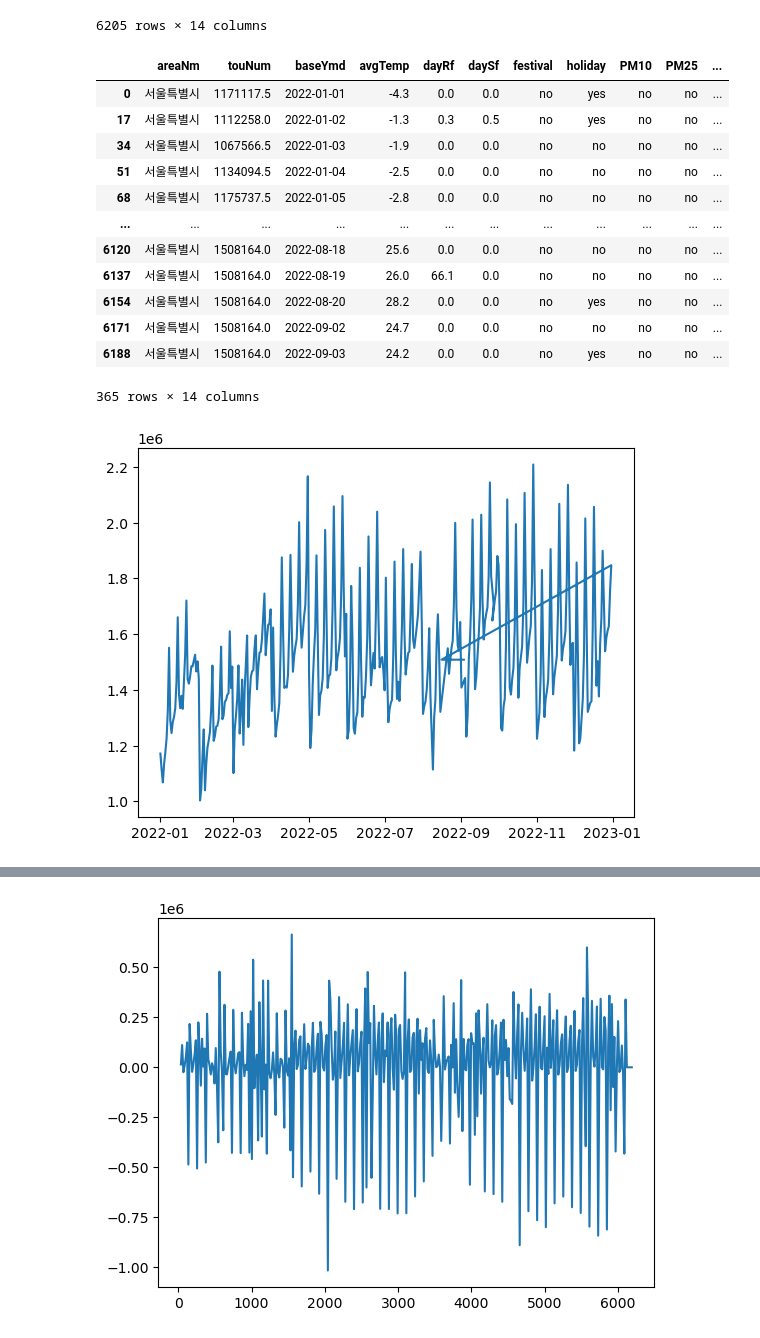
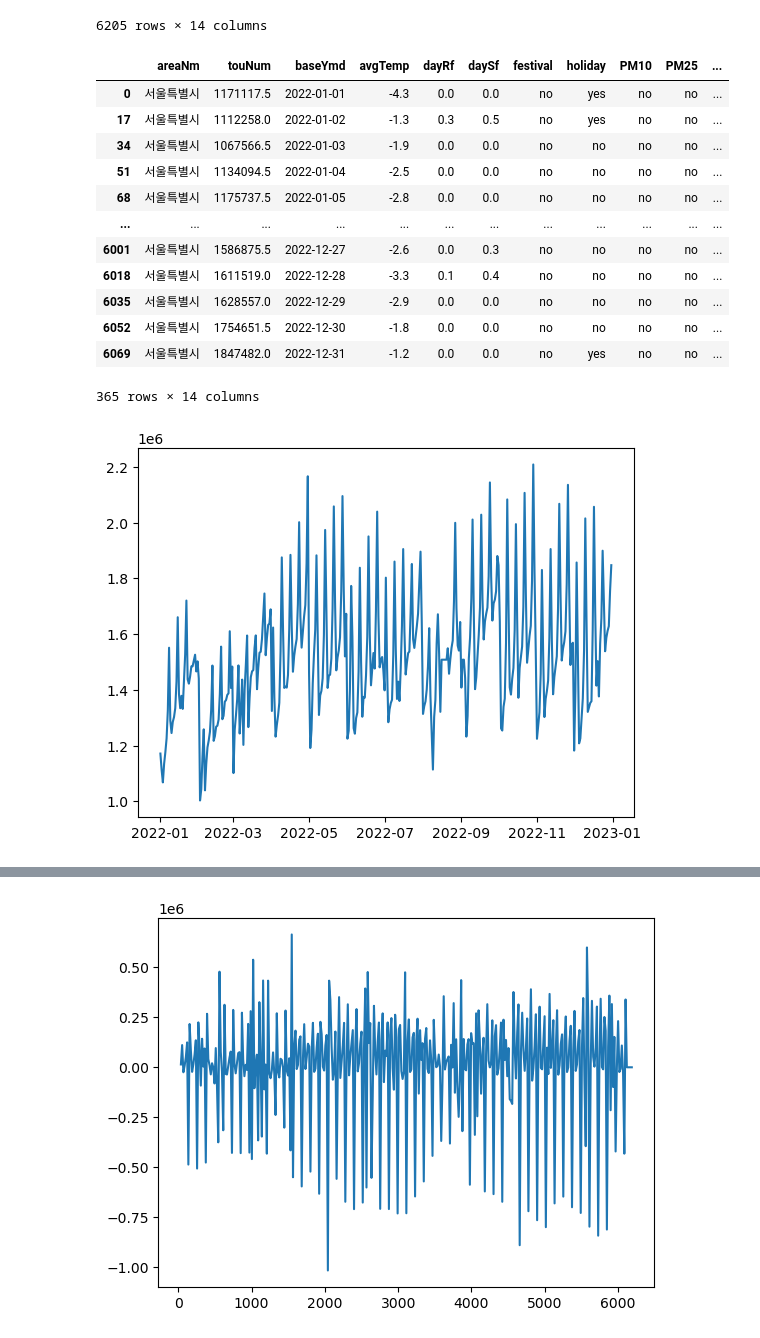
Before and after one commit to krkoki/MiniProject_Regression, a Jupyter notebook: ARIMA.ipynb, the cells around one changed output, grey strips where cells are left out. Cells and saved outputs as stored; diff of their text form; code cells hidden in the pictures.

```diff
--- a/ARIMA.ipynb
+++ b/ARIMA.ipynb
@@ -19,7 +20,7 @@ df
 | 6204 | 제주특별자치도 | 185160.50 | 2022-09-03 | 25.9 | 6.4 | 0.0 | no | yes | no | no | ... |
 6205 rows × 14 columns
 # %%
-seoul = df.loc[df['areaNm'] == '서울특별시']
+seoul = df.loc[df['areaNm'] == '서울특별시'].sort_values('baseYmd')
 seoul
 # %% [output]
 |  | areaNm | touNum | baseYmd | avgTemp | dayRf | daySf | festival | holiday | PM10 | PM25 | ... |
@@ -29,19 +30,19 @@ seoul
 | 51 | 서울특별시 | 1134094.5 | 2022-01-04 | -2.5 | 0.0 | 0.0 | no | no | no | no | ... |
 | 68 | 서울특별시 | 1175737.5 | 2022-01-05 | -2.8 | 0.0 | 0.0 | no | no | no | no | ... |
 | ... | ... | ... | ... | ... | ... | ... | ... | ... | ... | ... | ... |
-| 6120 | 서울특별시 | 1508164.0 | 2022-08-18 | 25.6 | 0.0 | 0.0 | no | no | no | no | ... |
-| 6137 | 서울특별시 | 1508164.0 | 2022-08-19 | 26.0 | 66.1 | 0.0 | no | no | no | no | ... |
-| 6154 | 서울특별시 | 1508164.0 | 2022-08-20 | 28.2 | 0.0 | 0.0 | no | yes | no | no | ... |
-| 6171 | 서울특별시 | 1508164.0 | 2022-09-02 | 24.7 | 0.0 | 0.0 | no | no | no | no | ... |
-| 6188 | 서울특별시 | 1508164.0 | 2022-09-03 | 24.2 | 0.0 | 0.0 | no | yes | no | no | ... |
+| 6001 | 서울특별시 | 1586875.5 | 2022-12-27 | -2.6 | 0.0 | 0.3 | no | no | no | no | ... |
+| 6018 | 서울특별시 | 1611519.0 | 2022-12-28 | -3.3 | 0.1 | 0.4 | no | no | no | no | ... |
+| 6035 | 서울특별시 | 1628557.0 | 2022-12-29 | -2.9 | 0.0 | 0.0 | no | no | no | no | ... |
+| 6052 | 서울특별시 | 1754651.5 | 2022-12-30 | -1.8 | 0.0 | 0.0 | no | no | no | no | ... |
+| 6069 | 서울특별시 | 1847482.0 | 2022-12-31 | -1.2 | 0.0 | 0.0 | no | yes | no | no | ... |
 365 rows × 14 columns
 # %%
-train = seoul[0:365]
-test = seoul[365:0]
+train = seoul[:]
+test = seoul[:]
 plt.plot(train['baseYmd'], train['touNum'])
 plt.show()
 # %% [output]
-[figure, old version]
+[figure, new version]
 # %%
 diff_1 = train['touNum'].diff().dropna()
 plt.plot(diff_1)
```
Also changed, not shown: parts of 10 cells of this notebook, 2 other files.
